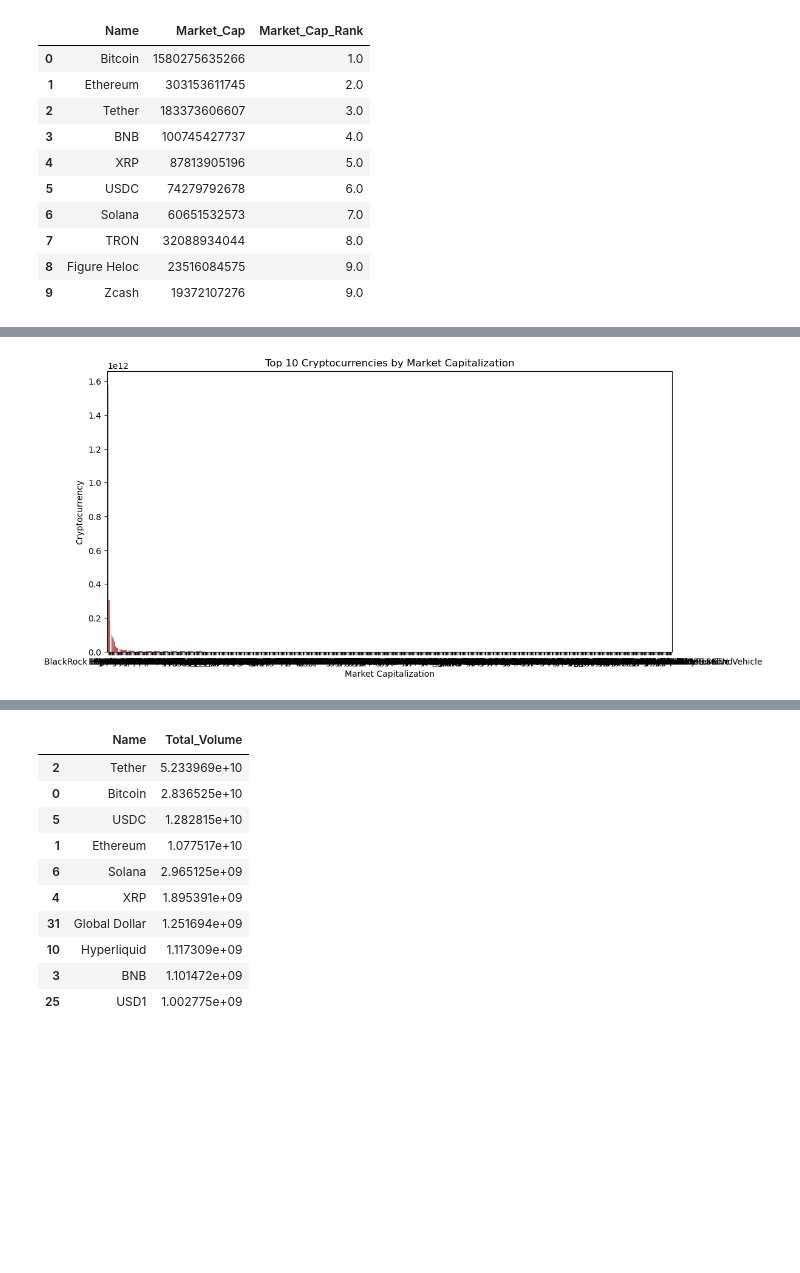
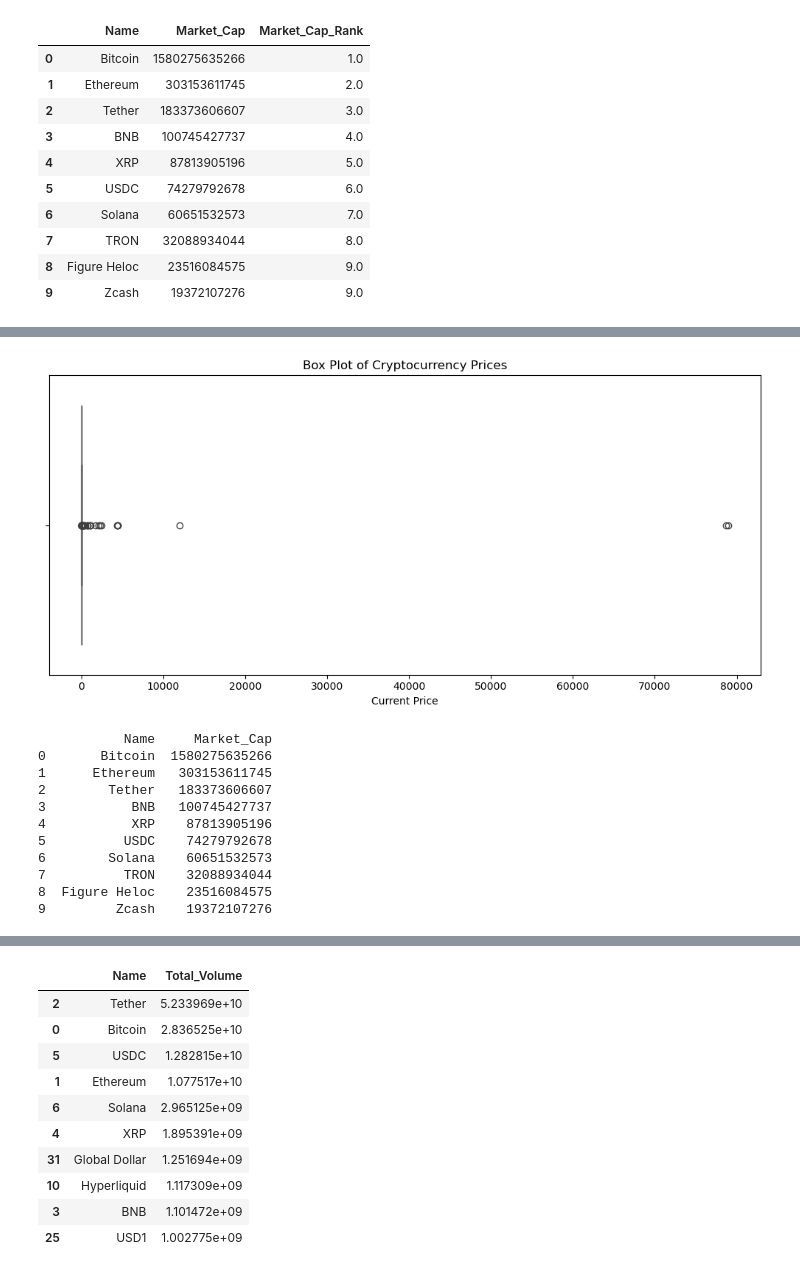
Before and after one commit to Dvitiya-Panchal015/Advanced_Multi_Source_Project, a Jupyter notebook: Crpto_API_Project/Crypto_EDA.ipynb, the cells around one changed output, grey strips where cells are left out. Saved outputs shown, nothing was run; the diff lists cells and outputs as text; code cells hidden in the pictures; blank space fills up the shorter version.

```diff
--- a/Crpto_API_Project/Crypto_EDA.ipynb
+++ b/Crpto_API_Project/Crypto_EDA.ipynb
@@ -88,17 +106,39 @@ Top_Market_Cap[
+# %%
+# Box Plot
+
+plt.figure(figsize=(10, 5))
+
+sns.boxplot(
+    x=df["Current_Price"]
+)
+
+plt.title("Box Plot of Cryptocurrency Prices")
+plt.xlabel("Current Price")
+
+plt.tight_layout()
+plt.show()
+# %% [output]
+[figure, added]
 # %%
-plt.figure(figsize=(12, 6))
+# Market Capitalization Distribution
 
-sns.barplot(
-    data=df,
-    x="Name",
-    y="Market_Cap",
-    color = "#C94845"
+Top_Market_Cap = (
+    df.sort_values(by="Market_Cap", ascending=False)
+      .head(10)
+      .copy()
 )
 
-plt.title("Top 10 Cryptocurrencies by Market Capitalization")
-plt.xlabel("Market Capitalization")
-plt.ylabel("Cryptocurrency")
-
-plt.show()
+# Check the data
+print(Top_Market_Cap[["Name", "Market_Cap"]])
 # %% [output]
-[figure, removed]
+           Name     Market_Cap
+0       Bitcoin  1580275635266
+1      Ethereum   303153611745
+2        Tether   183373606607
+3           BNB   100745427737
+4           XRP    87813905196
+5          USDC    74279792678
+6        Solana    60651532573
+7          TRON    32088934044
+8  Figure Heloc    23516084575
+9         Zcash    19372107276
```
Also changed, not shown: parts of 37 cells of this notebook, 1 other file.
